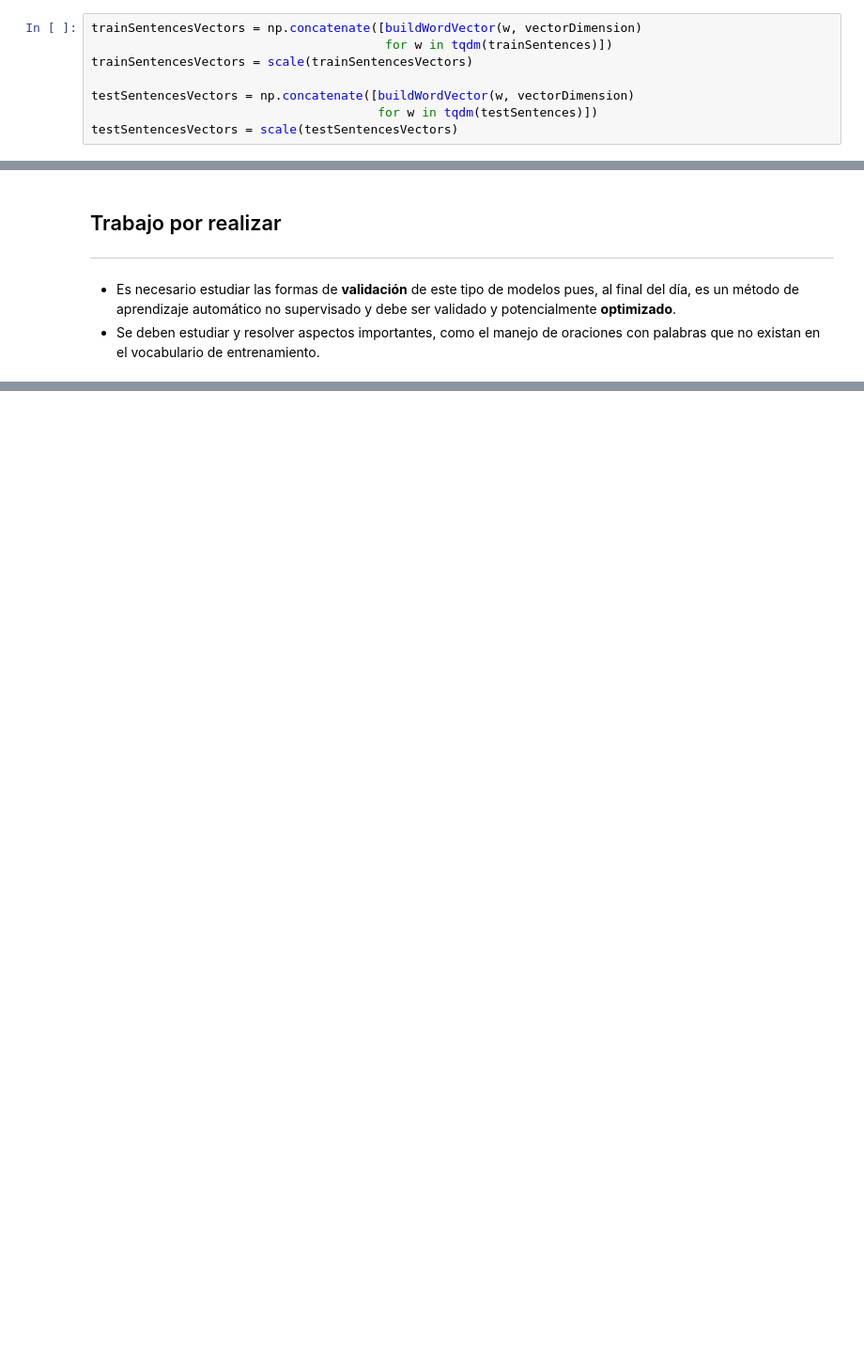
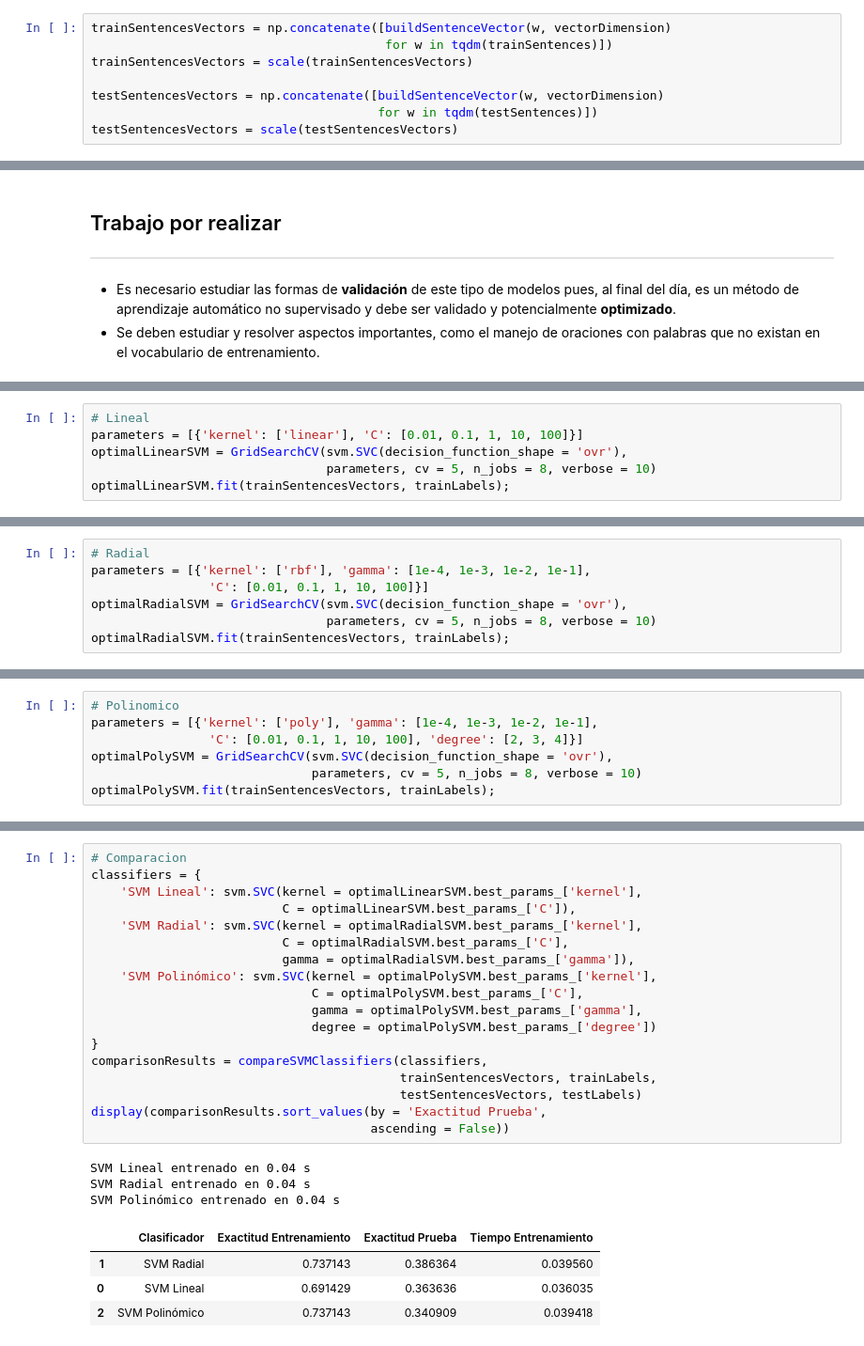
Before and after one commit to jhonabreul/Proyecto_SistemasComputacionales_AbreuJ, a Jupyter notebook: data_preprocessing/preprocessing.ipynb, the cells around one changed output, grey strips where cells are left out. Shown at 94% size. Saved outputs shown, nothing was run; the diff lists cells and outputs as text; blank space fills up the shorter version.

```diff
--- a/data_preprocessing/preprocessing.ipynb
+++ b/data_preprocessing/preprocessing.ipynb
@@ -291,11 +291,11 @@ def buildWordVector(tokens, size):
 # %% [markdown]
 Se finaliza, entonces, con la conversión de oración a vectores de todas las oraciones de los corpus de entrenamiento y prueba:
 # %%
-trainSentencesVectors = np.concatenate([buildWordVector(w, vectorDimension)
+trainSentencesVectors = np.concatenate([buildSentenceVector(w, vectorDimension)
                                         for w in tqdm(trainSentences)])
 trainSentencesVectors = scale(trainSentencesVectors)
 
-testSentencesVectors = np.concatenate([buildWordVector(w, vectorDimension)
+testSentencesVectors = np.concatenate([buildSentenceVector(w, vectorDimension)
                                        for w in tqdm(testSentences)])
 testSentencesVectors = scale(testSentencesVectors)
 # %% [markdown]
@@ -341,0 +351,6 @@ array([-1.65520097,  0.79132586, -1.33230847,  1.38317886,  0.84141921,
+# %%
+# Lineal
+parameters = [{'kernel': ['linear'], 'C': [0.01, 0.1, 1, 10, 100]}]
+optimalLinearSVM = GridSearchCV(svm.SVC(decision_function_shape = 'ovr'),
+                                parameters, cv = 5, n_jobs = 8, verbose = 10)
+optimalLinearSVM.fit(trainSentencesVectors, trainLabels);
@@ -341,0 +408,7 @@ array([-1.65520097,  0.79132586, -1.33230847,  1.38317886,  0.84141921,
+# %%
+# Radial
+parameters = [{'kernel': ['rbf'], 'gamma': [1e-4, 1e-3, 1e-2, 1e-1],
+                'C': [0.01, 0.1, 1, 10, 100]}]
+optimalRadialSVM = GridSearchCV(svm.SVC(decision_function_shape = 'ovr'),
+                                parameters, cv = 5, n_jobs = 8, verbose = 10)
+optimalRadialSVM.fit(trainSentencesVectors, trainLabels);
@@ -341,0 +525,7 @@ array([-1.65520097,  0.79132586, -1.33230847,  1.38317886,  0.84141921,
+# %%
+# Polinomico
+parameters = [{'kernel': ['poly'], 'gamma': [1e-4, 1e-3, 1e-2, 1e-1],
+                'C': [0.01, 0.1, 1, 10, 100], 'degree': [2, 3, 4]}]
+optimalPolySVM = GridSearchCV(svm.SVC(decision_function_shape = 'ovr'),
+                              parameters, cv = 5, n_jobs = 8, verbose = 10)
+optimalPolySVM.fit(trainSentencesVectors, trainLabels);
@@ -341,0 +647,26 @@ array([-1.65520097,  0.79132586, -1.33230847,  1.38317886,  0.84141921,
+# %%
+# Comparacion
+classifiers = {
+    'SVM Lineal': svm.SVC(kernel = optimalLinearSVM.best_params_['kernel'],
+                          C = optimalLinearSVM.best_params_['C']),
+    'SVM Radial': svm.SVC(kernel = optimalRadialSVM.best_params_['kernel'],
+                          C = optimalRadialSVM.best_params_['C'],
+                          gamma = optimalRadialSVM.best_params_['gamma']),
+    'SVM Polinómico': svm.SVC(kernel = optimalPolySVM.best_params_['kernel'],
+                              C = optimalPolySVM.best_params_['C'],
+                              gamma = optimalPolySVM.best_params_['gamma'],
+                              degree = optimalPolySVM.best_params_['degree'])
+}
+comparisonResults = compareSVMClassifiers(classifiers,
+                                          trainSentencesVectors, trainLabels,
+                                          testSentencesVectors, testLabels)
+display(comparisonResults.sort_values(by = 'Exactitud Prueba',
+                                      ascending = False))
+# %% [output]
+SVM Lineal entrenado en 0.04 s
+SVM Radial entrenado en 0.04 s
+SVM Polinómico entrenado en 0.04 s
+|  | Clasificador | Exactitud Entrenamiento | Exactitud Prueba | Tiempo Entrenamiento |
+| 1 | SVM Radial | 0.737143 | 0.386364 | 0.039560 |
+| 0 | SVM Lineal | 0.691429 | 0.363636 | 0.036035 |
+| 2 | SVM Polinómico | 0.737143 | 0.340909 | 0.039418 |
```
Also changed, not shown: parts of 19 cells of this notebook, 1 other file.
